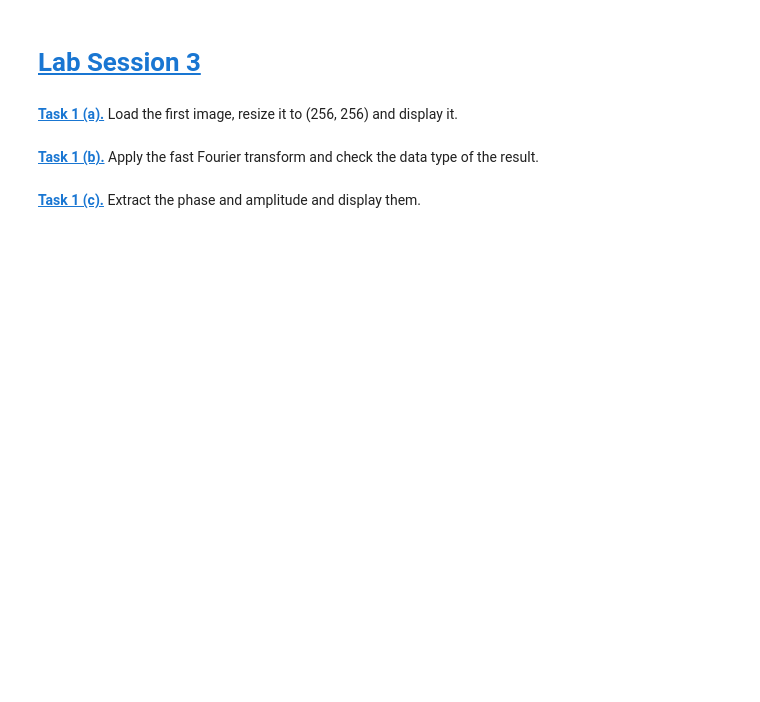
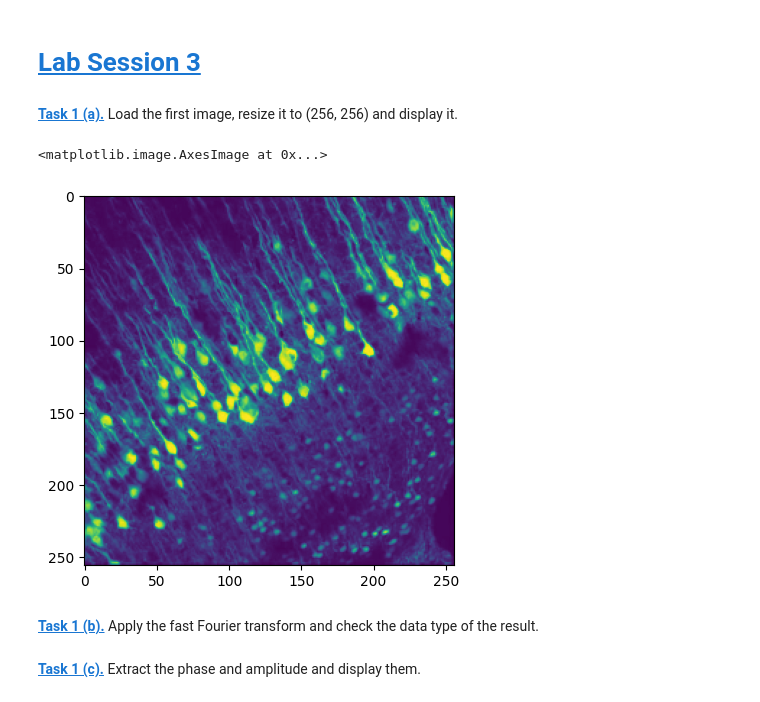
Before and after one commit to leventetn/mobi-fs5-python, a Jupyter notebook: fourier.ipynb, the cells around one changed output. Cells and saved outputs as stored; diff of their text form; code cells hidden in the pictures; blank space fills up the shorter version.

```diff
--- a/fourier.ipynb
+++ b/fourier.ipynb
@@ -10,6 +10,11 @@ from skimage.transform import resize
 # %%
 cell_img = plt.imread('data/cells.png')
 
-resize()
+cell_img = resize(cell_img, (256, 256))
+
+plt.imshow(cell_img)
+# %% [output]
+<matplotlib.image.AxesImage at 0x...>
+[figure, added]
 # %% [markdown]
 **[Task 1 (b).]()** Apply the fast Fourier transform and check the data type of the result.
```
Also changed, not shown: parts of 10 cells of this notebook.
